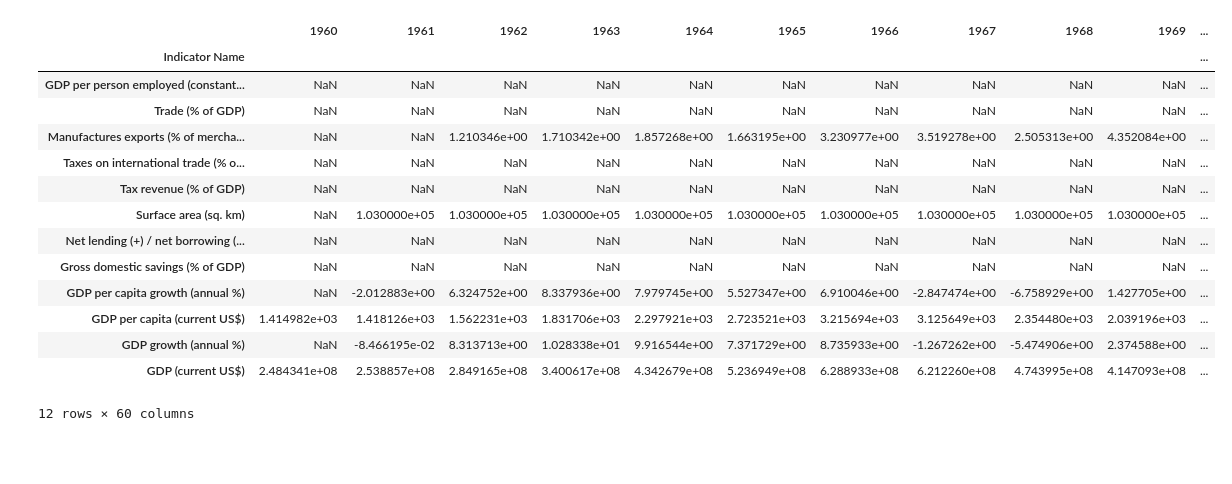
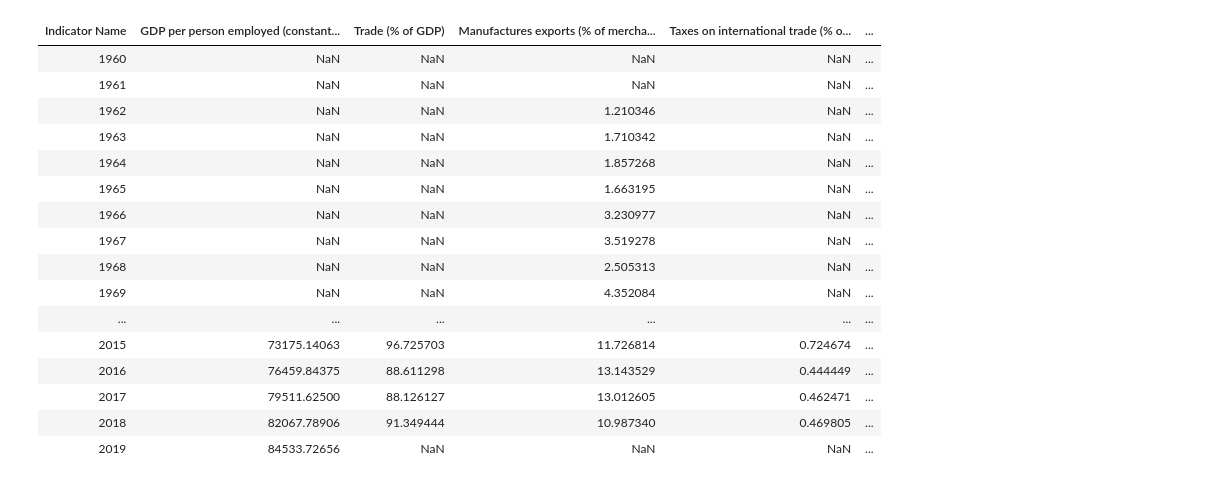
Before and after one commit to kennknisley/project-one-back, a Jupyter notebook: analysis_bc.ipynb, the cells around one changed output. Cells and saved outputs as stored; diff of their text form; code cells hidden in the pictures; blank space fills up the shorter version.

```diff
--- a/analysis_bc.ipynb
+++ b/analysis_bc.ipynb
@@ -6,24 +6,26 @@ import numpy as np
 # %%
 main=pd.read_csv('IcelandData.csv', header=4)
 main.drop(['Country Name','Country Code','Indicator Code'],inplace=True, axis=1)
 main=main.iloc[[15,60,146, 396,392,513,645,813,821,824,829,833]]
 main.set_index('Indicator Name', inplace=True)
-main.transpose()
 main.to_csv('condensedata.csv', index=True, header=True)
+main=main.transpose()
 main
 # %% [output]
-|  | 1960 | 1961 | 1962 | 1963 | 1964 | 1965 | 1966 | 1967 | 1968 | 1969 | ... |
-| Indicator Name |  |  |  |  |  |  |  |  |  |  | ... |
-| GDP per person employed (constant... | NaN | NaN | NaN | NaN | NaN | NaN | NaN | NaN | NaN | NaN | ... |
-| Trade (% of GDP) | NaN | NaN | NaN | NaN | NaN | NaN | NaN | NaN | NaN | NaN | ... |
-| Manufactures exports (% of mercha... | NaN | NaN | 1.210346e+00 | 1.710342e+00 | 1.857268e+00 | 1.663195e+00 | 3.230977e+00 | 3.519278e+00 | 2.505313e+00 | 4.352084e+00 | ... |
-| Taxes on international trade (% o... | NaN | NaN | NaN | NaN | NaN | NaN | NaN | NaN | NaN | NaN | ... |
-| Tax revenue (% of GDP) | NaN | NaN | NaN | NaN | NaN | NaN | NaN | NaN | NaN | NaN | ... |
-| Surface area (sq. km) | NaN | 1.030000e+05 | 1.030000e+05 | 1.030000e+05 | 1.030000e+05 | 1.030000e+05 | 1.030000e+05 | 1.030000e+05 | 1.030000e+05 | 1.030000e+05 | ... |
-| Net lending (+) / net borrowing (... | NaN | NaN | NaN | NaN | NaN | NaN | NaN | NaN | NaN | NaN | ... |
-| Gross domestic savings (% of GDP) | NaN | NaN | NaN | NaN | NaN | NaN | NaN | NaN | NaN | NaN | ... |
-| GDP per capita growth (annual %) | NaN | -2.012883e+00 | 6.324752e+00 | 8.337936e+00 | 7.979745e+00 | 5.527347e+00 | 6.910046e+00 | -2.847474e+00 | -6.758929e+00 | 1.427705e+00 | ... |
-| GDP per capita (current US$) | 1.414982e+03 | 1.418126e+03 | 1.562231e+03 | 1.831706e+03 | 2.297921e+03 | 2.723521e+03 | 3.215694e+03 | 3.125649e+03 | 2.354480e+03 | 2.039196e+03 | ... |
-| GDP growth (annual %) | NaN | -8.466195e-02 | 8.313713e+00 | 1.028338e+01 | 9.916544e+00 | 7.371729e+00 | 8.735933e+00 | -1.267262e+00 | -5.474906e+00 | 2.374588e+00 | ... |
-| GDP (current US$) | 2.484341e+08 | 2.538857e+08 | 2.849165e+08 | 3.400617e+08 | 4.342679e+08 | 5.236949e+08 | 6.288933e+08 | 6.212260e+08 | 4.743995e+08 | 4.147093e+08 | ... |
+| Indicator Name | GDP per person employed (constant... | Trade (% of GDP) | Manufactures exports (% of mercha... | Taxes on international trade (% o... | ... |
+| 1960 | NaN | NaN | NaN | NaN | ... |
+| 1961 | NaN | NaN | NaN | NaN | ... |
+| 1962 | NaN | NaN | 1.210346 | NaN | ... |
+| 1963 | NaN | NaN | 1.710342 | NaN | ... |
+| 1964 | NaN | NaN | 1.857268 | NaN | ... |
+| 1965 | NaN | NaN | 1.663195 | NaN | ... |
+| 1966 | NaN | NaN | 3.230977 | NaN | ... |
+| 1967 | NaN | NaN | 3.519278 | NaN | ... |
+| 1968 | NaN | NaN | 2.505313 | NaN | ... |
+| 1969 | NaN | NaN | 4.352084 | NaN | ... |
+| ... | ... | ... | ... | ... | ... |
+| 2015 | 73175.14063 | 96.725703 | 11.726814 | 0.724674 | ... |
+| 2016 | 76459.84375 | 88.611298 | 13.143529 | 0.444449 | ... |
+| 2017 | 79511.62500 | 88.126127 | 13.012605 | 0.462471 | ... |
+| 2018 | 82067.78906 | 91.349444 | 10.987340 | 0.469805 | ... |
+| 2019 | 84533.72656 | NaN | NaN | NaN | ... |
-12 rows × 60 columns
```
Also changed, not shown: parts of 6 cells of this notebook.
